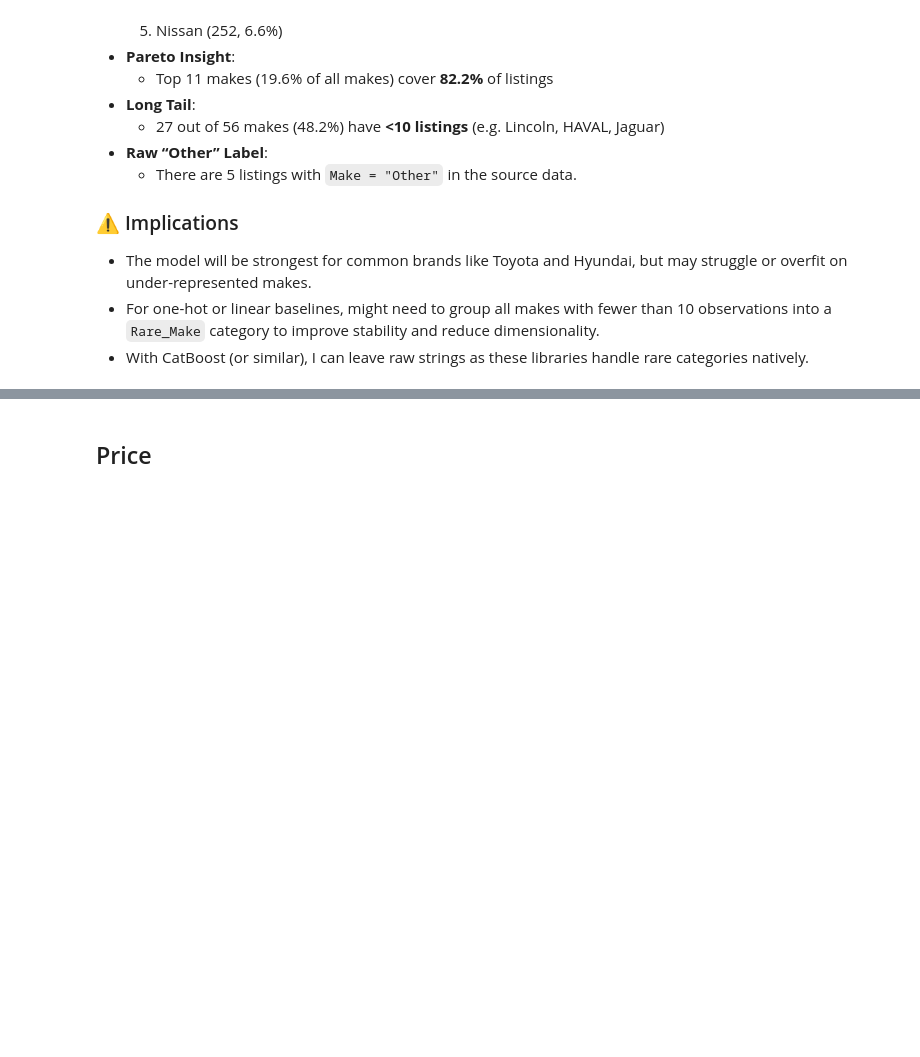
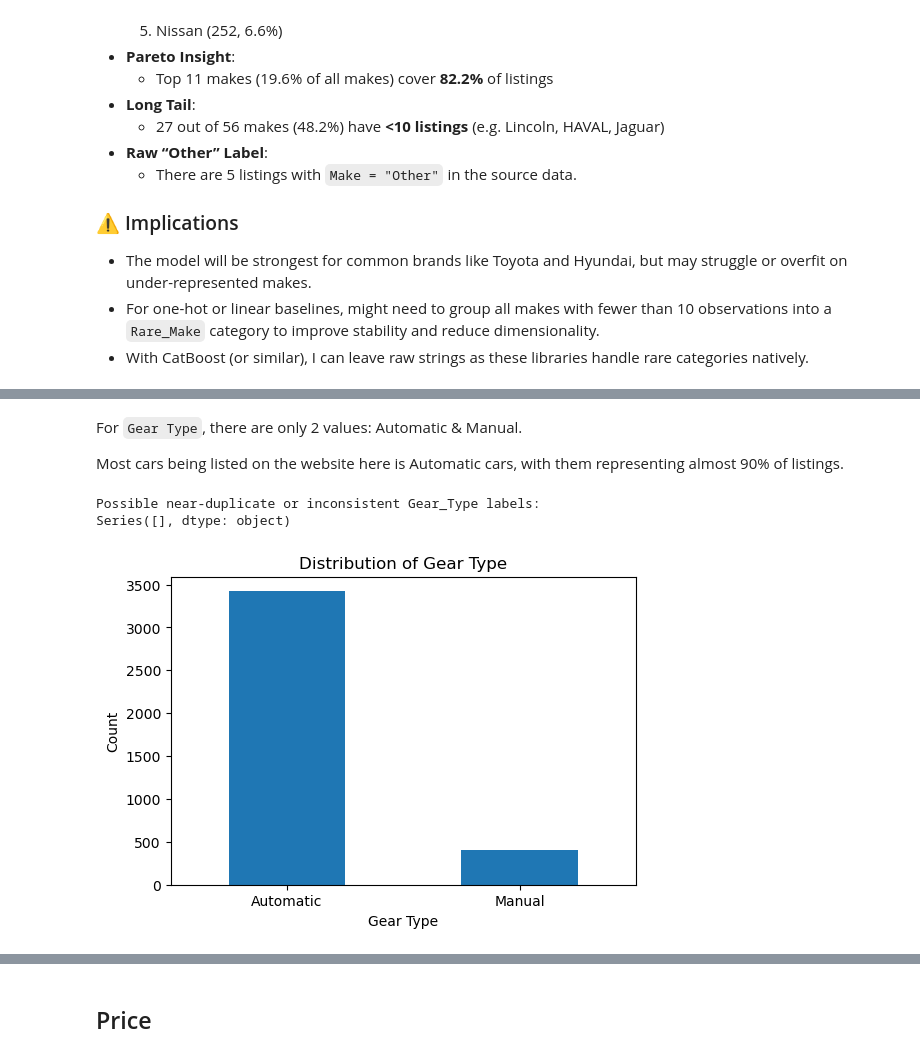
Before and after one commit to RioPramana21/Ctrl-Price-Taking-Control-of-Used-Car-Valuations-with-ML, a Jupyter notebook: code_files/project_code.ipynb, the cells around one changed output, grey strips where cells are left out. Drawn from its saved outputs; the diff is of its cells as text; code cells hidden in the pictures; blank space fills up the shorter version.

Commit message:
Explored `Gear Type` feature

```diff
--- a/code_files/project_code.ipynb
+++ b/code_files/project_code.ipynb
@@ -879,0 +916,25 @@ There is also an 'Other' value on `Make`, with 5 listings.
+# %% [markdown]
+For `Gear Type`, there are only 2 values: Automatic & Manual.
+
+Most cars being listed on the website here is Automatic cars, with them representing almost 90% of listings.
+# %%
+# 2. Check for possible typos/inconsistencies
+gear_raw = pd.Series(df_filtered['Gear_Type'].unique())
+suspect_gear = gear_raw[gear_raw.str.strip().str.lower().duplicated(keep=False)]
+print("Possible near-duplicate or inconsistent Gear_Type labels:")
+print(suspect_gear)
+# %% [output]
+Possible near-duplicate or inconsistent Gear_Type labels:
+Series([], dtype: object)
+# %%
+# 3. Visualize
+import matplotlib.pyplot as plt
+plt.figure(figsize=(6, 4))
+df_filtered['Gear_Type'].value_counts().plot(kind='bar')
+plt.title('Distribution of Gear Type')
+plt.ylabel('Count')
+plt.xlabel('Gear Type')
+plt.xticks(rotation=0)
+plt.show()
+# %% [output]
+[figure, added]
```
Also changed, not shown: parts of 5 cells of this notebook.
